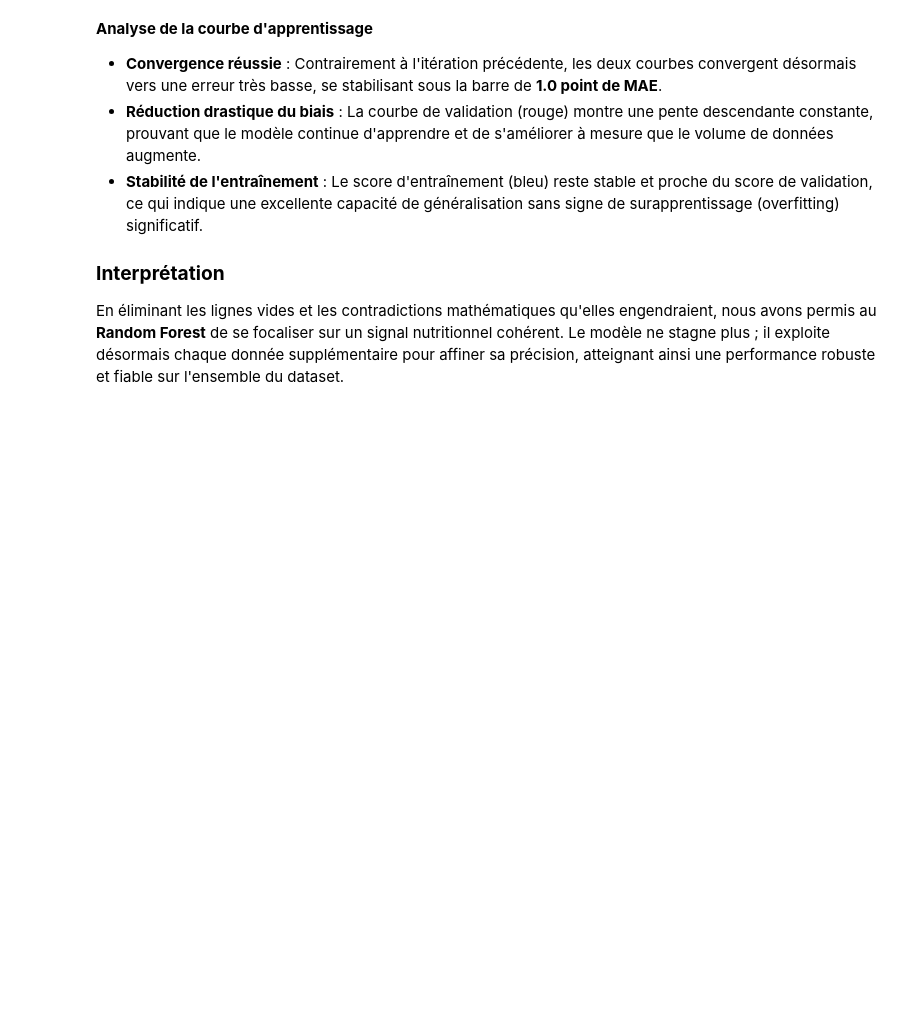
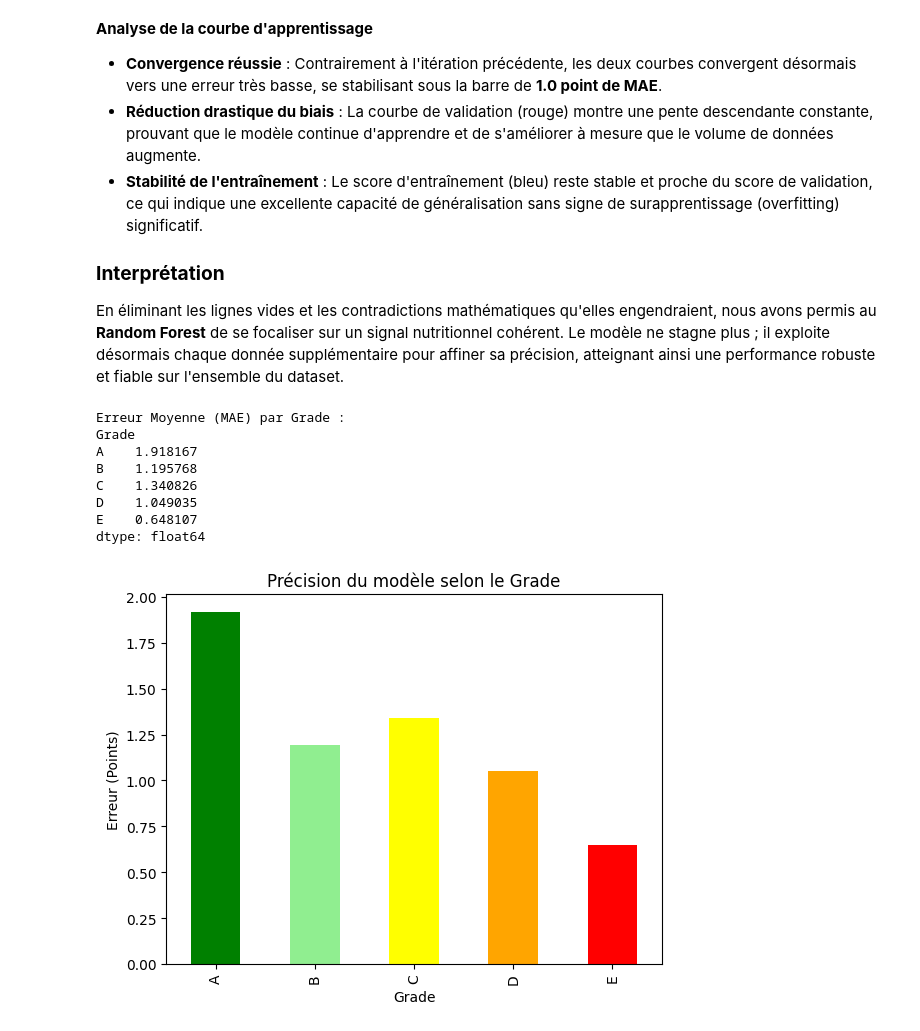
Before and after one commit to mhsylla/Openfoodfact, a Jupyter notebook: regression/notebooks/index.ipynb, the cells around one changed output. Saved outputs shown, nothing was run; the diff lists cells and outputs as text; code cells hidden in the pictures; blank space fills up the shorter version.

Commit message:
model compraisons

```diff
--- a/regression/notebooks/index.ipynb
+++ b/regression/notebooks/index.ipynb
@@ -850,3 +853,51 @@ plt.show()
 ### **Interprétation**
 
 En éliminant les lignes vides et les contradictions mathématiques qu'elles engendraient, nous avons permis au **Random Forest** de se focaliser sur un signal nutritionnel cohérent. Le modèle ne stagne plus ; il exploite désormais chaque donnée supplémentaire pour affiner sa précision, atteignant ainsi une performance robuste et fiable sur l'ensemble du dataset.
+# %%
+model = joblib.load('../models/02_random_forrest_optuna.joblib')
+# %%
+y_pred = model.predict(X_test)
+# %%
+# 1. On crée une copie de ton test set avec les vraies valeurs et les prédictions
+results = pd.DataFrame({
+    'Vrai_Score': y_test,
+    'Pred_Score': y_pred
+})
+
+# 2. On recrée les catégories de Grades pour chaque ligne de test
+
+def get_grade(score):
+    if score < -1: return 'A'
+    if score < 3:  return 'B'
+    if score < 11: return 'C'
+    if score < 19: return 'D'
+    return 'E'
+
+results['Grade'] = results['Vrai_Score'].apply(get_grade)
+
+
+
+# 3. On calcule la MAE pour chaque groupe
+mae_per_grade = results.groupby('Grade').apply(
+    lambda x: mean_absolute_error(x['Vrai_Score'], x['Pred_Score'])
+)
+
+# 4. Affichage simple
+print("Erreur Moyenne (MAE) par Grade :")
+print(mae_per_grade)
+
+# Bonus : Petit graphique pour ton rapport
+mae_per_grade.plot(kind='bar', color=['green', 'lightgreen', 'yellow', 'orange', 'red'])
+plt.title("Précision du modèle selon le Grade")
+plt.ylabel("Erreur (Points)")
+plt.show()
+# %% [output]
+Erreur Moyenne (MAE) par Grade :
+Grade
+A    1.918167
+B    1.195768
+C    1.340826
+D    1.049035
+E    0.648107
+dtype: float64
+[figure, added]
```
Also changed, not shown: parts of 6 cells of this notebook, 3 other files.
